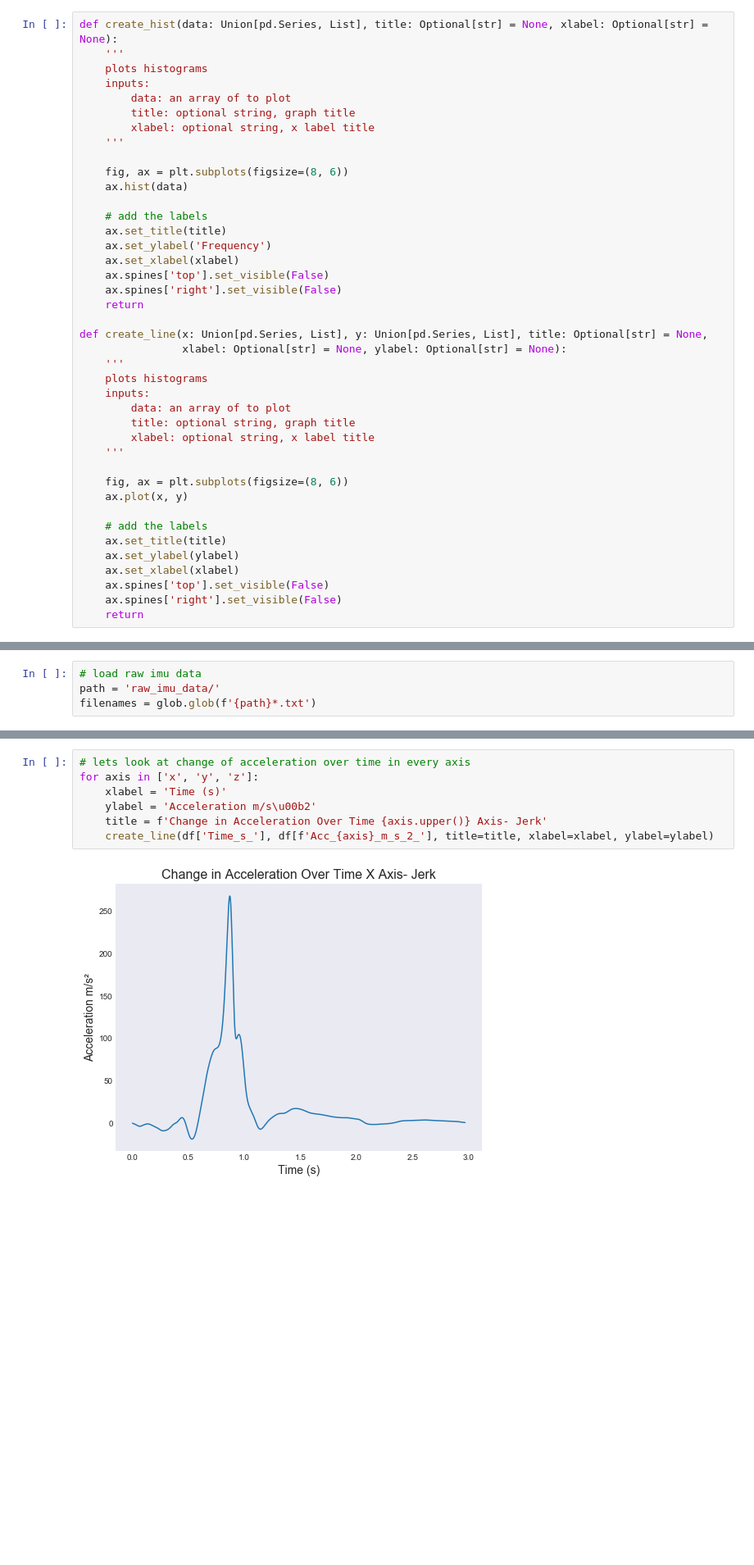
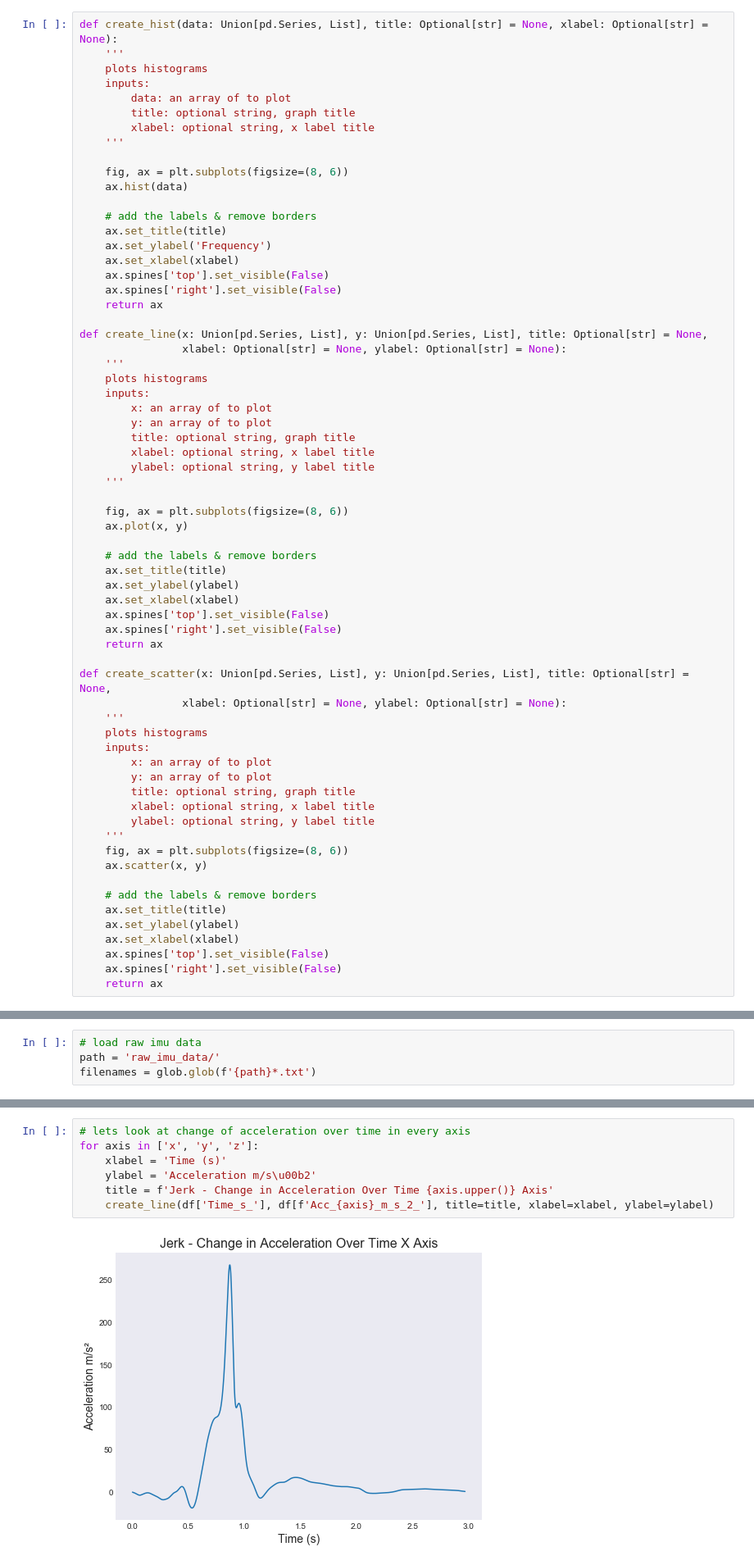
Before and after one commit to Gal-Gilor/Who-threw-that, a Jupyter notebook: accelerometer_eda.ipynb, the cells around one changed output, grey strips where cells are left out. Shown at 82% size. Cells and saved outputs as stored; diff of their text form; blank space fills up the shorter version.

```diff
--- a/accelerometer_eda.ipynb
+++ b/accelerometer_eda.ipynb
@@ -37,34 +38,58 @@ def create_hist(data: Union[pd.Series, List], title: Optional[str] = None, xlabe
     fig, ax = plt.subplots(figsize=(8, 6))
     ax.hist(data)
 
-    # add the labels
+    # add the labels & remove borders
     ax.set_title(title)
     ax.set_ylabel('Frequency')
     ax.set_xlabel(xlabel)
     ax.spines['top'].set_visible(False)
     ax.spines['right'].set_visible(False)
-    return
+    return ax
 
 def create_line(x: Union[pd.Series, List], y: Union[pd.Series, List], title: Optional[str] = None,
                 xlabel: Optional[str] = None, ylabel: Optional[str] = None):
     '''
     plots histograms
     inputs:
-        data: an array of to plot
+        x: an array of to plot
+        y: an array of to plot
         title: optional string, graph title
         xlabel: optional string, x label title
+        ylabel: optional string, y label title
     '''
 
     fig, ax = plt.subplots(figsize=(8, 6))
     ax.plot(x, y)
 
-    # add the labels
+    # add the labels & remove borders
     ax.set_title(title)
     ax.set_ylabel(ylabel)
     ax.set_xlabel(xlabel)
     ax.spines['top'].set_visible(False)
     ax.spines['right'].set_visible(False)
-    return
+    return ax
+
+def create_scatter(x: Union[pd.Series, List], y: Union[pd.Series, List], title: Optional[str] = None,
+                xlabel: Optional[str] = None, ylabel: Optional[str] = None):
+    '''
+    plots histograms
+    inputs:
+        x: an array of to plot
+        y: an array of to plot
+        title: optional string, graph title
+        xlabel: optional string, x label title
+        ylabel: optional string, y label title
+    '''
+    fig, ax = plt.subplots(figsize=(8, 6))
+    ax.scatter(x, y)
+
+    # add the labels & remove borders
+    ax.set_title(title)
+    ax.set_ylabel(ylabel)
+    ax.set_xlabel(xlabel)
+    ax.spines['top'].set_visible(False)
+    ax.spines['right'].set_visible(False)
+    return ax
 # %%
 # distribution - radargun speeds
 create_hist(speeds_df['Speed'], title='Radargun Speed Distribution', xlabel='Speed')
@@ -98,9 +190,9 @@ df.head()
 # %%
 # lets look at change of acceleration over time in every axis
 for axis in ['x', 'y', 'z']:
     xlabel = 'Time (s)'
     ylabel = 'Acceleration m/s\u00b2'
-    title = f'Change in Acceleration Over Time {axis.upper()} Axis- Jerk'
+    title = f'Jerk - Change in Acceleration Over Time {axis.upper()} Axis'
     create_line(df['Time_s_'], df[f'Acc_{axis}_m_s_2_'], title=title, xlabel=xlabel, ylabel=ylabel)
 # %% [output]
-[figure, old version]
+[figure, new version]
```
Also changed, not shown: parts of 11 cells of this notebook.
